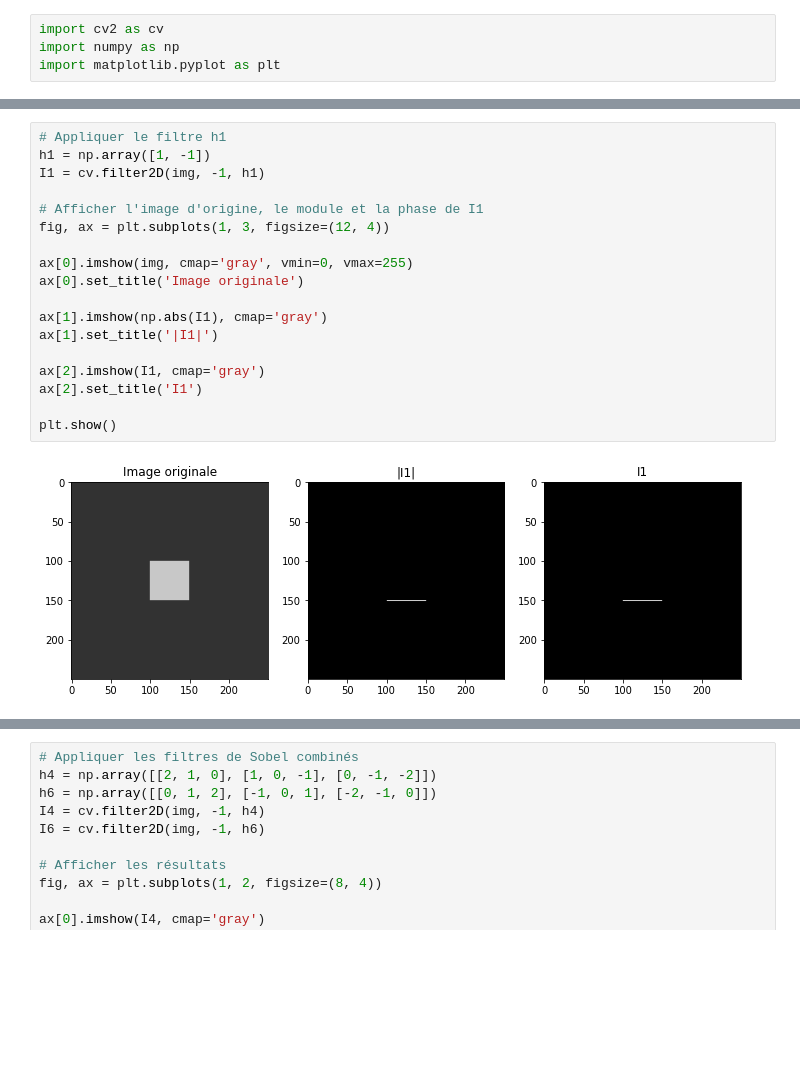
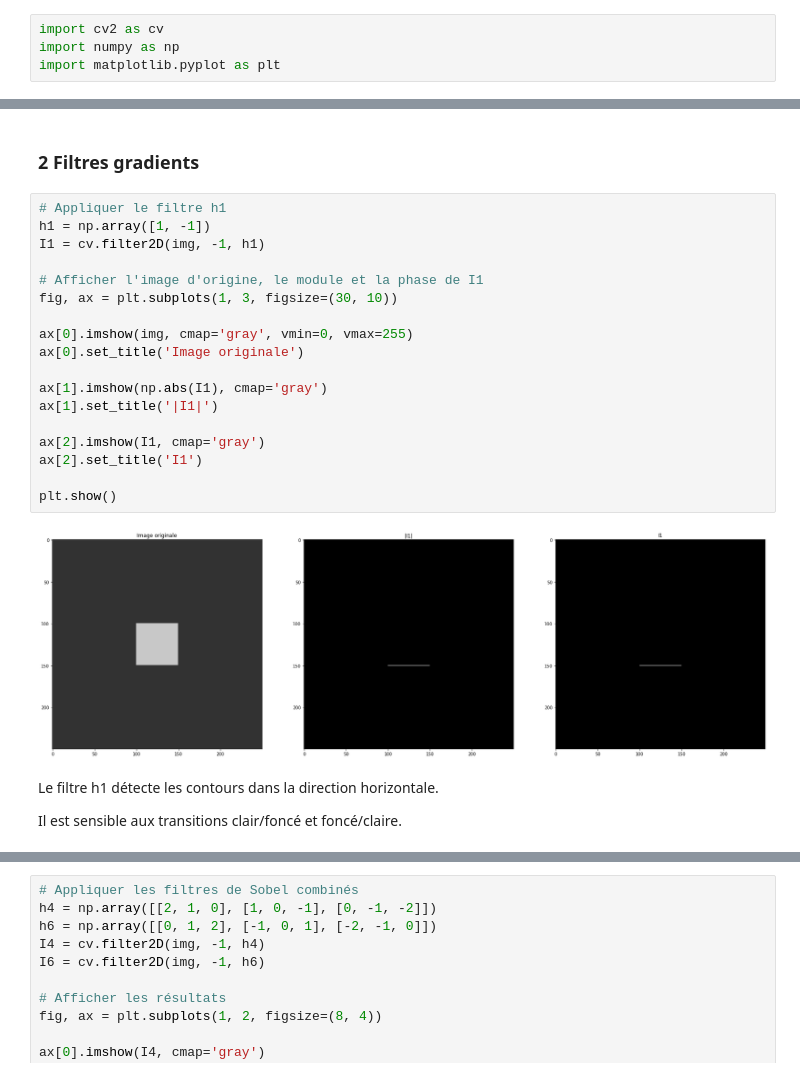
Before and after one commit to azario0/Traitement_image, a Jupyter notebook: tp3.ipynb, the cells around one changed output, grey strips where cells are left out. Drawn from its saved outputs; the diff is of its cells as text; blank space fills up the shorter version.

```diff
--- a/tp3.ipynb
+++ b/tp3.ipynb
@@ -27,25 +28,31 @@ plt.show()
 # %% [output]
 [figure]
+# %% [markdown]
+### 2 Filtres gradients
 # %%
 # Appliquer le filtre h1
 h1 = np.array([1, -1])
 I1 = cv.filter2D(img, -1, h1)
 
 # Afficher l'image d'origine, le module et la phase de I1
-fig, ax = plt.subplots(1, 3, figsize=(12, 4))
+fig, ax = plt.subplots(1, 3, figsize=(30, 10))
 
 ax[0].imshow(img, cmap='gray', vmin=0, vmax=255)
 ax[0].set_title('Image originale')
 
 ax[1].imshow(np.abs(I1), cmap='gray')
 ax[1].set_title('|I1|')
 
 ax[2].imshow(I1, cmap='gray')
 ax[2].set_title('I1')
 
 plt.show()
 # %% [output]
-[figure, old version]
+[figure, new version]
+# %% [markdown]
+Le filtre h1 détecte les contours dans la direction horizontale.
+
+ Il est sensible aux transitions clair/foncé et foncé/claire.
 # %%
 # Appliquer le filtre h2
 h2 = np.array([[1], [-1]])
```
Also changed, not shown: parts of 22 cells of this notebook, 1 other file.
